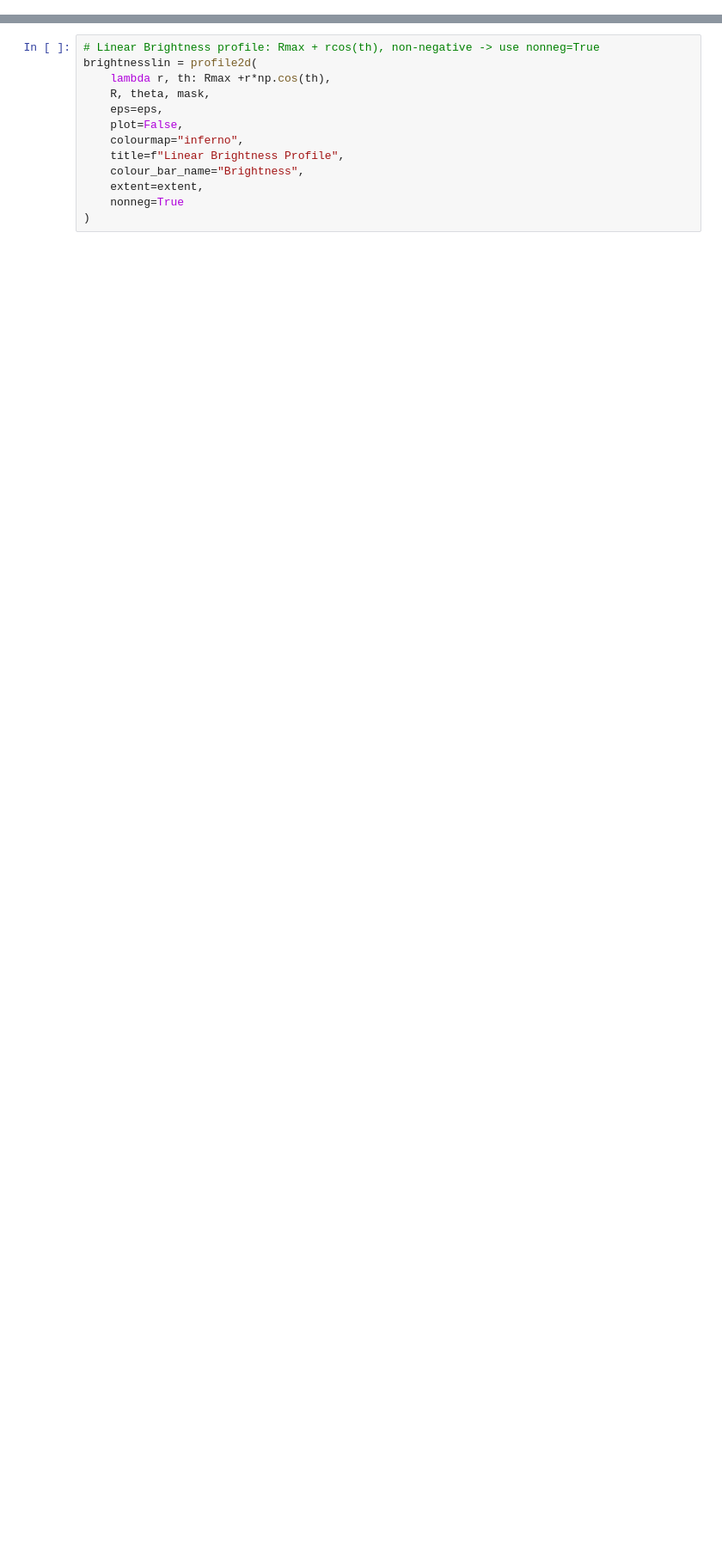
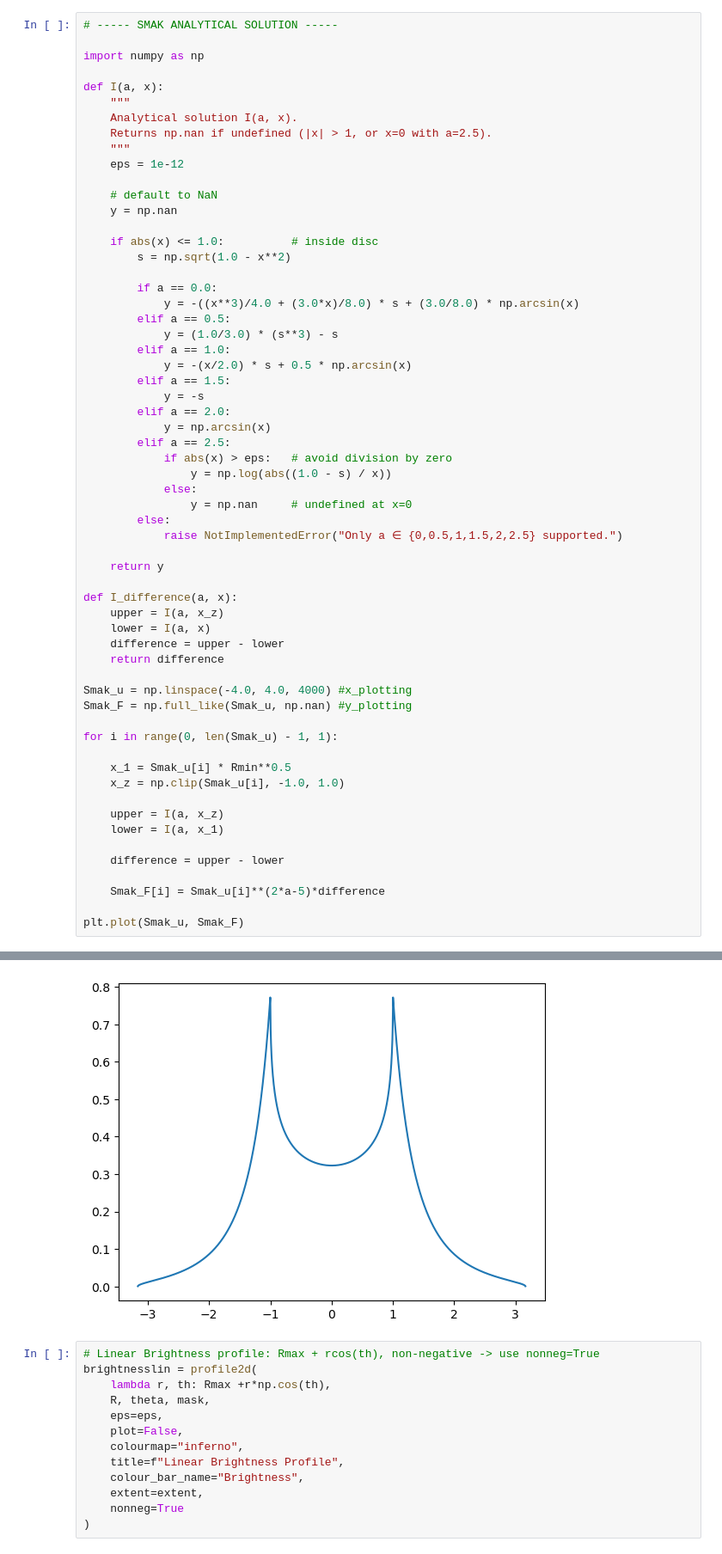
Before and after one commit to o-thorp7/ssp_code_2025, a Jupyter notebook: rob/Week_2_disc_model.ipynb, the cells around one changed output, grey strips where cells are left out. Shown at 86% size. Saved outputs shown, nothing was run; the diff lists cells and outputs as text; blank space fills up the shorter version.

Commit message:
smak workinggit status

```diff
--- a/rob/Week_2_disc_model.ipynb
+++ b/rob/Week_2_disc_model.ipynb
@@ -236,0 +264,61 @@ ValueError: The truth value of an array with more than one element is ambiguous.
+# %%
+# ----- SMAK ANALYTICAL SOLUTION -----
+
+import numpy as np
+
+def I(a, x):
+    """
+    Analytical solution I(a, x).
+    Returns np.nan if undefined (|x| > 1, or x=0 with a=2.5).
+    """
+    eps = 1e-12
+
+    # default to NaN
+    y = np.nan
+
+    if abs(x) <= 1.0:          # inside disc
+        s = np.sqrt(1.0 - x**2)
+
+        if a == 0.0:
+            y = -((x**3)/4.0 + (3.0*x)/8.0) * s + (3.0/8.0) * np.arcsin(x)
+        elif a == 0.5:
+            y = (1.0/3.0) * (s**3) - s
+        elif a == 1.0:
+            y = -(x/2.0) * s + 0.5 * np.arcsin(x)
+        elif a == 1.5:
+            y = -s
+        elif a == 2.0:
+            y = np.arcsin(x)
+        elif a == 2.5:
+            if abs(x) > eps:   # avoid division by zero
+                y = np.log(abs((1.0 - s) / x))
+            else:
+                y = np.nan     # undefined at x=0
+        else:
+            raise NotImplementedError("Only a ∈ {0,0.5,1,1.5,2,2.5} supported.")
+
+    return y
+
+def I_difference(a, x):
+    upper = I(a, x_z)
+    lower = I(a, x)
+    difference = upper - lower
+    return difference
+
+Smak_u = np.linspace(-4.0, 4.0, 4000) #x_plotting
+Smak_F = np.full_like(Smak_u, np.nan) #y_plotting
+
+for i in range(0, len(Smak_u) - 1, 1):
+
+    x_1 = Smak_u[i] * Rmin**0.5
+    x_z = np.clip(Smak_u[i], -1.0, 1.0)
+
+    upper = I(a, x_z)
+    lower = I(a, x_1)
+
+    difference = upper - lower
+
+    Smak_F[i] = Smak_u[i]**(2*a-5)*difference
+
+plt.plot(Smak_u, Smak_F)
+# %% [output]
@@ -237,3 +326,4 @@ ValueError: The truth value of an array with more than one element is ambiguous.
+[figure, added]
 # %%
 # Linear Brightness profile: Rmax + rcos(th), non-negative -> use nonneg=True
 brightnesslin = profile2d(
```
Also changed, not shown: parts of 2 cells of this notebook.
